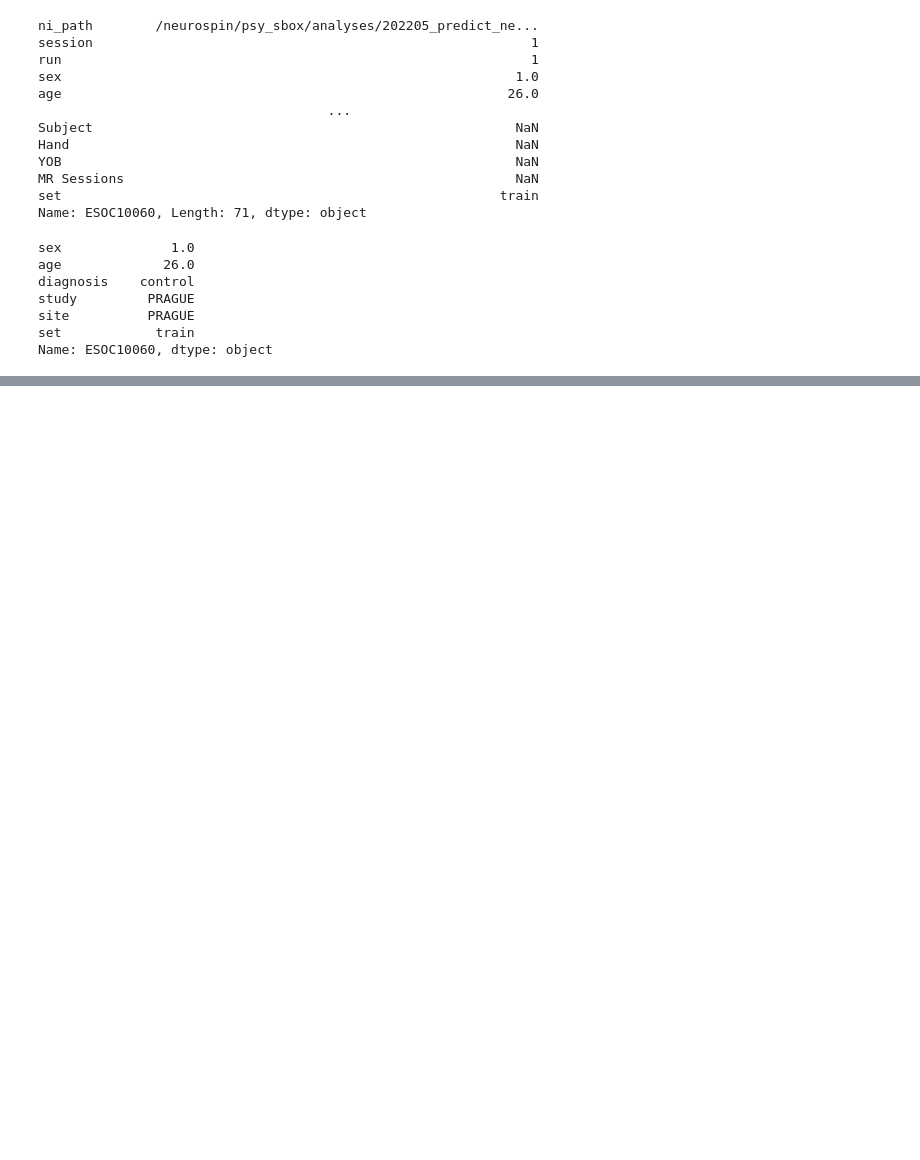
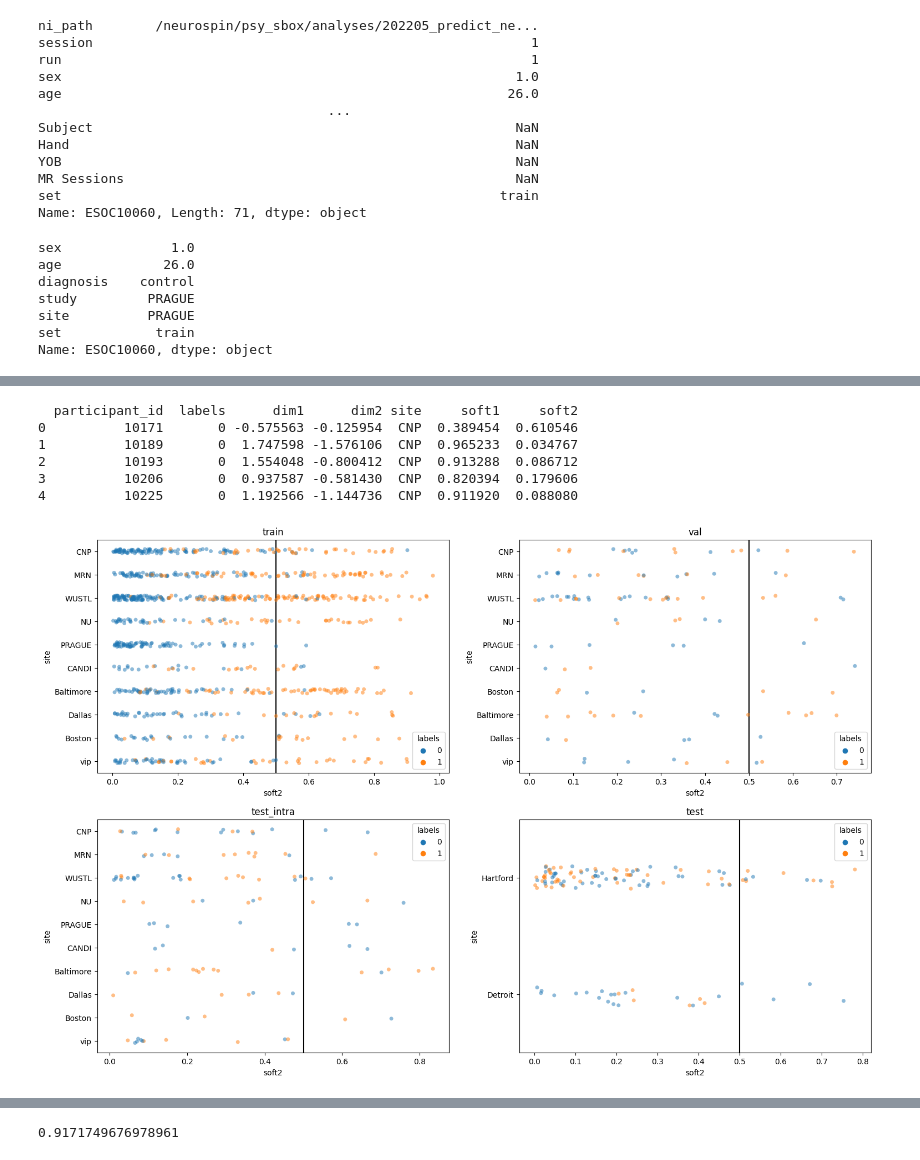
Before and after one commit to neurospin-projects/2023_agaudin_jchavas_folding_supervised, a Jupyter notebook: contrastive/notebooks/schiz_test_intra_investigation.ipynb, the cells around one changed output, grey strips where cells are left out. Drawn from its saved outputs; the diff is of its cells as text; code cells hidden in the pictures; blank space fills up the shorter version.

```diff
--- a/contrastive/notebooks/schiz_test_intra_investigation.ipynb
+++ b/contrastive/notebooks/schiz_test_intra_investigation.ipynb
@@ -112,0 +125,4 @@ Name: ESOC10060, dtype: object
+# %%
+used_subjects = pd.read_csv("/neurospin/dico/data/deep_folding/current/datasets/schiz/used_schiz_subjects.csv")
+used_subjects.participant_id = used_subjects.participant_id.astype(str)
+used_subjects
@@ -112,0 +412,66 @@ Name: ESOC10060, dtype: object
+# %%
+# les probas de classe 1
+train_outputs = add_softmax(train_outputs)
+val_outputs = add_softmax(val_outputs)
+test_intra_outputs = add_softmax(test_intra_outputs)
+test_outputs = add_softmax(test_outputs)
+
+print(train_outputs.head())
+
+
+def plot_soft(df, hue='site'):
+    sns.stripplot(df, x='soft2', y=hue, hue='labels', alpha=0.5)
+    plt.axvline(x=[0.5], color='black')
+
+plt.figure(figsize=(18,12))
+
+plt.subplot(221)
+plot_soft(train_outputs)
+plt.title('train')
+
+plt.subplot(222)
+plot_soft(val_outputs)
+plt.title("val")
+
+plt.subplot(223)
+plot_soft(test_intra_outputs)
+plt.title('test_intra')
+
+plt.subplot(224)
+plot_soft(test_outputs)
+plt.title("test")
+
+plt.show()
+
+
+plt.figure(figsize=(18,12))
+
+plt.subplot(221)
+sns.stripplot(train_outputs, x='soft2', hue='labels', alpha=0.5)
+plt.axvline(x=[0.5], color='black')
+plt.title('train')
+
+plt.subplot(222)
+sns.stripplot(val_outputs, x='soft2', hue='labels', alpha=0.5)
+plt.axvline(x=[0.5], color='black')
+plt.title("val")
+
+plt.subplot(223)
+sns.stripplot(test_intra_outputs, x='soft2', hue='labels', alpha=0.5)
+plt.axvline(x=[0.5], color='black')
+plt.title('test_intra')
+
+plt.subplot(224)
+sns.stripplot(test_outputs, x='soft2', hue='labels', alpha=0.5)
+plt.axvline(x=[0.5], color='black')
+plt.title("test")
+
+plt.show()
+# %% [output]
+  participant_id  labels      dim1      dim2 site     soft1     soft2
+0          10171       0 -0.575563 -0.125954  CNP  0.389454  0.610546
+1          10189       0  1.747598 -1.576106  CNP  0.965233  0.034767
+2          10193       0  1.554048 -0.800412  CNP  0.913288  0.086712
+3          10206       0  0.937587 -0.581430  CNP  0.820394  0.179606
+4          10225       0  1.192566 -1.144736  CNP  0.911920  0.088080
+[figure, added]
@@ -112,0 +479,6 @@ Name: ESOC10060, dtype: object
+# %%
+from sklearn.metrics import roc_auc_score
+
+roc_auc_score(train_outputs.labels, train_outputs.soft2)
+# %% [output]
+0.9171749676978961
```
Also changed, not shown: parts of 21 cells of this notebook, 2 other files.
